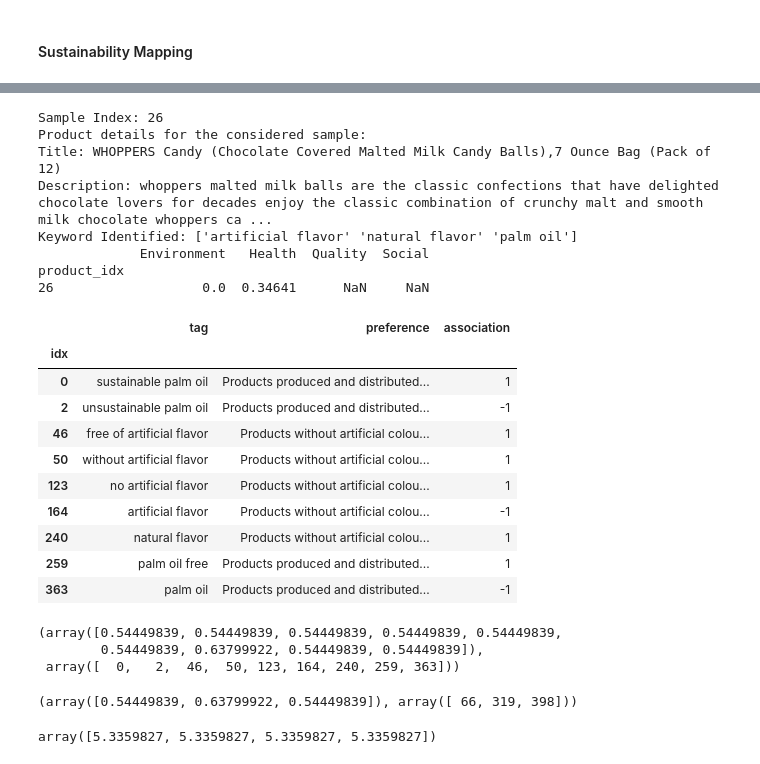
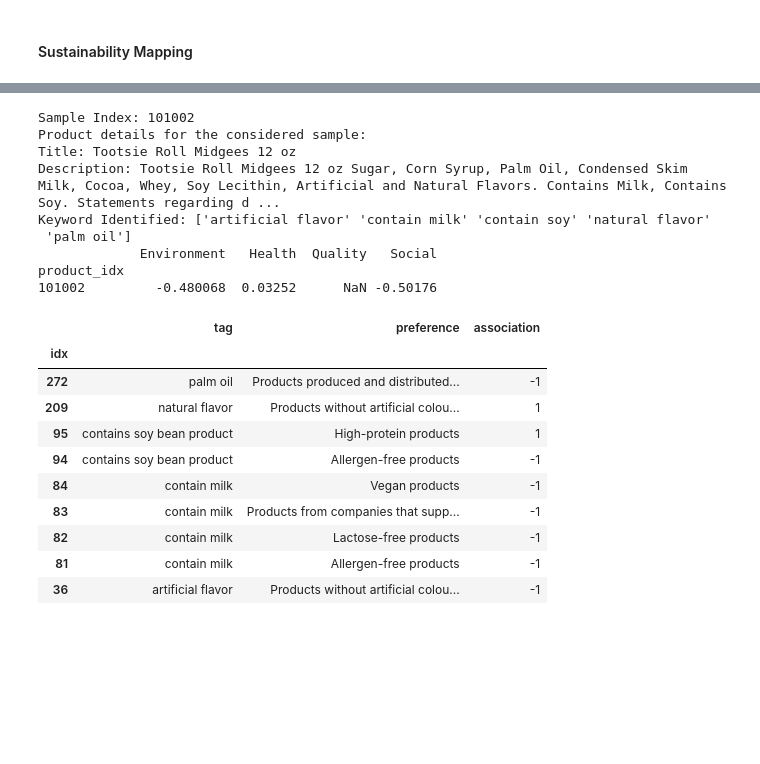
Before and after one commit to AnushreeSS/SustainableProductDatabase, a Jupyter notebook: MainProjectPipeline.ipynb, the cells around one changed output, grey strips where cells are left out. Saved outputs shown, nothing was run; the diff lists cells and outputs as text; code cells hidden in the pictures; blank space fills up the shorter version.

```diff
--- a/MainProjectPipeline.ipynb
+++ b/MainProjectPipeline.ipynb
@@ -1113,5 +671,0 @@ Successfully inserted (or updated) product_keywords table
-# %%
-keywords = []
-for row in desc_tfidf:
-    keywords.append(keyword_extractor.tfidfVectorizer.get_feature_names_out()[row.indices])
-amazon_data["keywords"] = keywords
@@ -1124,7 +687,7 @@ from ProjectModules import KeywordsMapper
 # %% [markdown]
 ### Compute Mapping
 # %%
-keywords_mapper = KeywordsMapper(onto_tfidf= onto_tfidf, desc_tfidf=desc_tfidf)
-importance = keywords_mapper.compute_mapping()
-importance
+keywords_mapper = KeywordsMapper(keyword_extractor=keyword_extractor)
+all_mappings = keywords_mapper.map_keywords()
+all_mappings
 # %% [output]
@@ -1226,4 +781,0 @@ final_mapping.head(5)
-# %%
-final_mapping = keywords_mapper.aggregate_mapping(by="preference category", conditional=False)
-final_mapping.columns = ["Environment", "Health", "Quality", "Social"]
-final_mapping.head(5)
@@ -1255,0 +782,7 @@ final_mapping.to_csv("aggregated_mappings.csv")
+# %%
+# Collecting it all in one frame
+final_mapping=final_mapping.merge(amazon_data, how="left", left_index=True, right_index=True)
+keywords = product_keywords.merge(vocabulary, left_on="vocab_idx", right_index=True).groupby("product_idx").agg({'vocab':', '.join})
+keywords.columns=["keywords"]
+final_mapping = final_mapping.merge(keywords, how="left", left_index=True, right_index=True)
+final_mapping
@@ -1268,42 +873,29 @@ final_mapping[final_mapping.count(axis=1)>1].head(5)
 # %%
-sample_index = 26
+sample_index = 101002
 print(f"Sample Index: {sample_index}")
 print(f"Product details for the considered sample: \nTitle: {amazon_data.iloc[sample_index]['title']}")
-print(f"Description: {amazon_data.iloc[sample_index]['description']}")
-print(f"Keyword Identified: {tfidf.get_feature_names_out()[desc_tfidf[sample_index].indices]}")
-print(final_mapping[final_mapping.index==sample_index])
-vocab_updated.iloc[importance.getrow(sample_index).indices][["tag", "preference", "association"]]
+print(f"Description: {amazon_data.iloc[sample_index]['description_before']}")
+print(f"Keyword Identified: {keyword_extractor.get_vocab()[desc_tfidf[sample_index].indices]}")
+print(final_mapping[final_mapping.index==sample_index][['Environment' ,  'Health' , 'Quality'  , 'Social']])
+vocab_updated.iloc[keywords_mapper.importance.getrow(sample_index).indices][["tag", "preference", "association"]]#.to_csv("examples.csv")
 # %% [output]
-Sample Index: 26
+Sample Index: 101002
 Product details for the considered sample:
-Title: WHOPPERS Candy (Chocolate Covered Malted Milk Candy Balls),7 Ounce Bag (Pack of 12)
-Description: whoppers malted milk balls are the classic confections that have delighted chocolate lovers for decades enjoy the classic combination of crunchy malt and smooth milk chocolate whoppers ca ...
-Keyword Identified: ['artificial flavor' 'natural flavor' 'palm oil']
-             Environment   Health  Quality  Social
+Title: Tootsie Roll Midgees 12 oz
+Description: Tootsie Roll Midgees 12 oz Sugar, Corn Syrup, Palm Oil, Condensed Skim Milk, Cocoa, Whey, Soy Lecithin, Artificial and Natural Flavors. Contains Milk, Contains Soy. Statements regarding d ...
+Keyword Identified: ['artificial flavor' 'contain milk' 'contain soy' 'natural flavor'
+ 'palm oil']
+             Environment   Health  Quality   Social
 product_idx
-26                   0.0  0.34641      NaN     NaN
+101002         -0.480068  0.03252      NaN -0.50176
 |  | tag | preference | association |
 | idx |  |  |  |
-| 0 | sustainable palm oil | Products produced and distributed... | 1 |
-| 2 | unsustainable palm oil | Products produced and distributed... | -1 |
-| 46 | free of artificial flavor | Products without artificial colou... | 1 |
-| 50 | without artificial flavor | Products without artificial colou... | 1 |
-| 123 | no artificial flavor | Products without artificial colou... | 1 |
-| 164 | artificial flavor | Products without artificial colou... | -1 |
-| 240 | natural flavor | Products without artificial colou... | 1 |
-| 259 | palm oil free | Products produced and distributed... | 1 |
-| 363 | palm oil | Products produced and distributed... | -1 |
+| 272 | palm oil | Products produced and distributed... | -1 |
+| 209 | natural flavor | Products without artificial colou... | 1 |
+| 95 | contains soy bean product | High-protein products | 1 |
+| 94 | contains soy bean product | Allergen-free products | -1 |
+| 84 | contain milk | Vegan products | -1 |
+| 83 | contain milk | Products from companies that supp... | -1 |
+| 82 | contain milk | Lactose-free products | -1 |
+| 81 | contain milk | Allergen-free products | -1 |
+| 36 | artificial flavor | Products without artificial colou... | -1 |
-# %%
-importance.getrow(26).data, importance.getrow(26).indices
-# %% [output]
-(array([0.54449839, 0.54449839, 0.54449839, 0.54449839, 0.54449839,
-        0.54449839, 0.63799922, 0.54449839, 0.54449839]),
- array([  0,   2,  46,  50, 123, 164, 240, 259, 363]))
-# %%
-desc_tfidf.getrow(26).data, desc_tfidf.getrow(26).indices
-# %% [output]
-(array([0.54449839, 0.63799922, 0.54449839]), array([ 66, 319, 398]))
-# %%
-onto_tfidf.T.getrow(66).data,
-# %% [output]
-array([5.3359827, 5.3359827, 5.3359827, 5.3359827])
```
Also changed, not shown: parts of 142 cells of this notebook, 27 other files.
